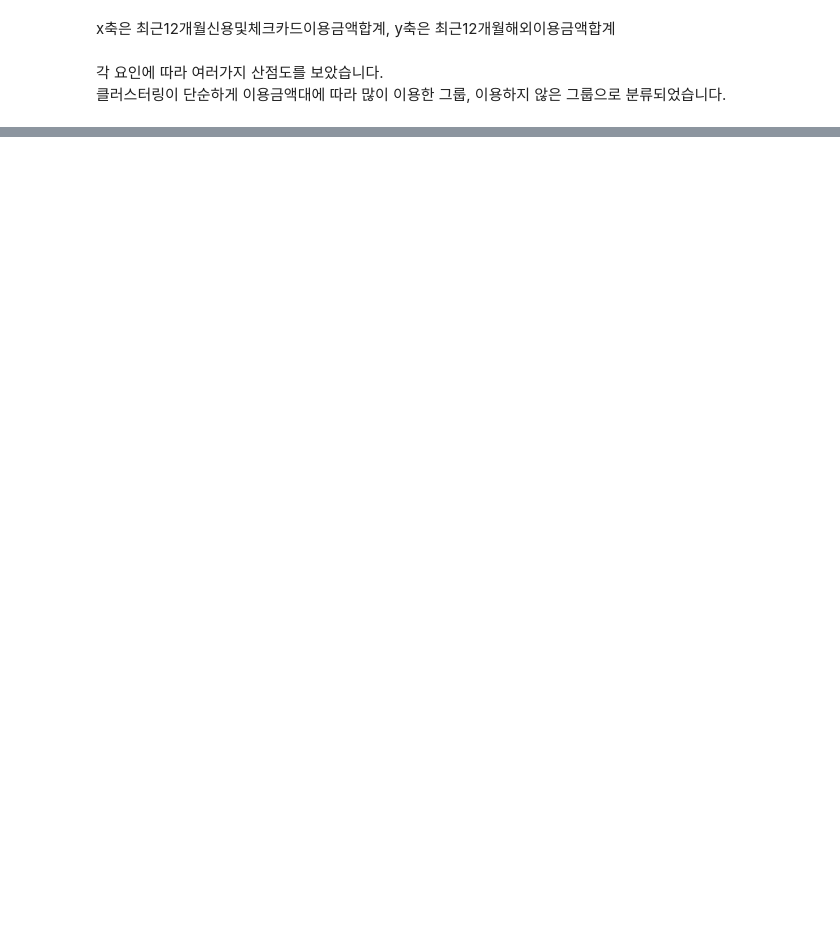
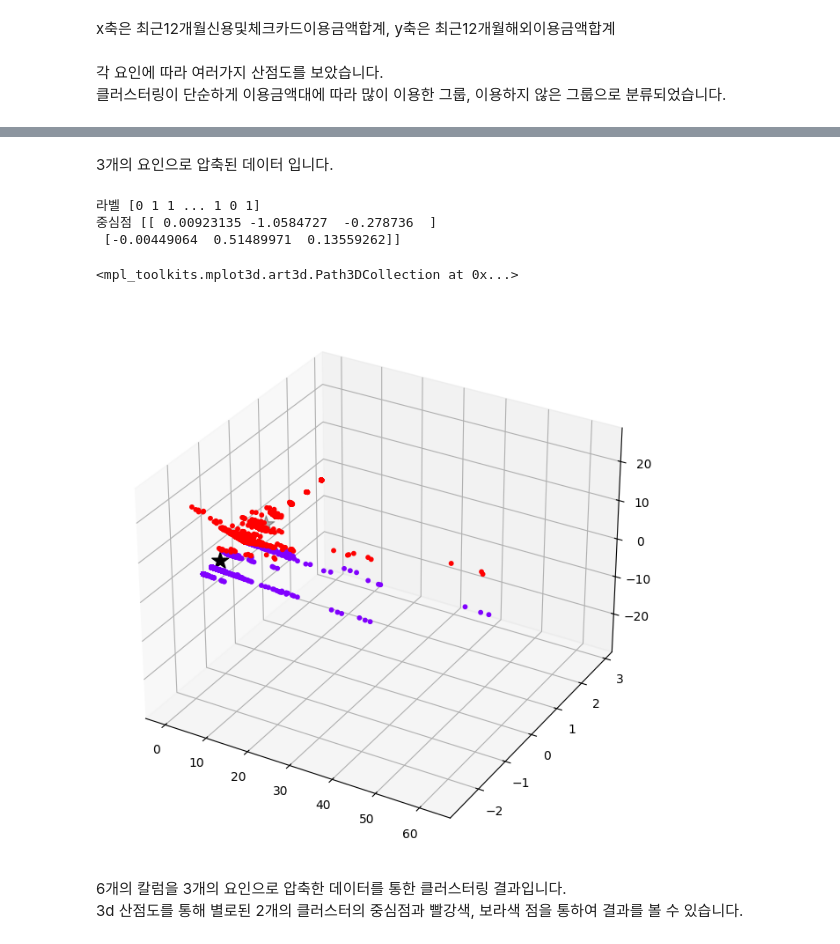
Before and after one commit to Konkuk-Univ-Glocal-Campus/ml202401-midterm-Yeongbin99, a Jupyter notebook: midterm.ipynb, the cells around one changed output, grey strips where cells are left out. Cells and saved outputs as stored; diff of their text form; code cells hidden in the pictures; blank space fills up the shorter version.

```diff
--- a/midterm.ipynb
+++ b/midterm.ipynb
@@ -325,0 +336,5 @@ KMO Test (Kaiser-Meyer-Olkin Test)로 변수간 상관관계를 정도를 보면
+# %%
+# Factor Analysis가 적용된 dataset (scaled)
+X_f = fa.fit_transform(df)
+X_ff = pd.DataFrame(X_f[:,:3], columns = ['Factor1', 'Factor2', 'Factor3'], index = df.index)
+X_ff
@@ -325,0 +355,39 @@ KMO Test (Kaiser-Meyer-Olkin Test)로 변수간 상관관계를 정도를 보면
+# %% [markdown]
+3개의 요인으로 압축된 데이터 입니다.
+# %%
+from sklearn.cluster import KMeans
+
+nclusters = 2
+seed = 0
+
+# 2개의 집단
+km = KMeans(n_clusters = nclusters, random_state = seed)
+km.fit(X_ff)
+
+# Predict the cluster for each data point
+y_cluster_kmeans = km.predict(X_ff)
+
+# 클러스터의 중심점
+centers = km.cluster_centers_
+
+print('라벨', y_cluster_kmeans)
+print('중심점', centers)
+# %% [output]
+라벨 [0 1 1 ... 1 0 1]
+중심점 [[ 0.00923135 -1.0584727  -0.278736  ]
+ [-0.00449064  0.51489971  0.13559262]]
+# %%
+fig = plt.figure(figsize=(8, 8))
+ax = fig.add_subplot(111, projection='3d')
+
+# 데이터 scatterplot
+ax.scatter(X_ff.iloc[:,0], X_ff.iloc[:,1], X_ff.iloc[:,2], c = y_cluster_kmeans, s = 10, cmap = "rainbow", alpha = 1)
+
+# centroid scatterplot
+ax.scatter(centers[:,0], centers[:,1] , c = 'black', s = 200, marker = '*')
+# %% [output]
+<mpl_toolkits.mplot3d.art3d.Path3DCollection at 0x...>
+[figure, added]
+# %% [markdown]
+6개의 칼럼을 3개의 요인으로 압축한 데이터를 통한 클러스터링 결과입니다.
+3d 산점도를 통해 별로된 2개의 클러스터의 중심점과 빨강색, 보라색 점을 통하여 결과를 볼 수 있습니다.
```
Also changed, not shown: parts of 16 cells of this notebook.
